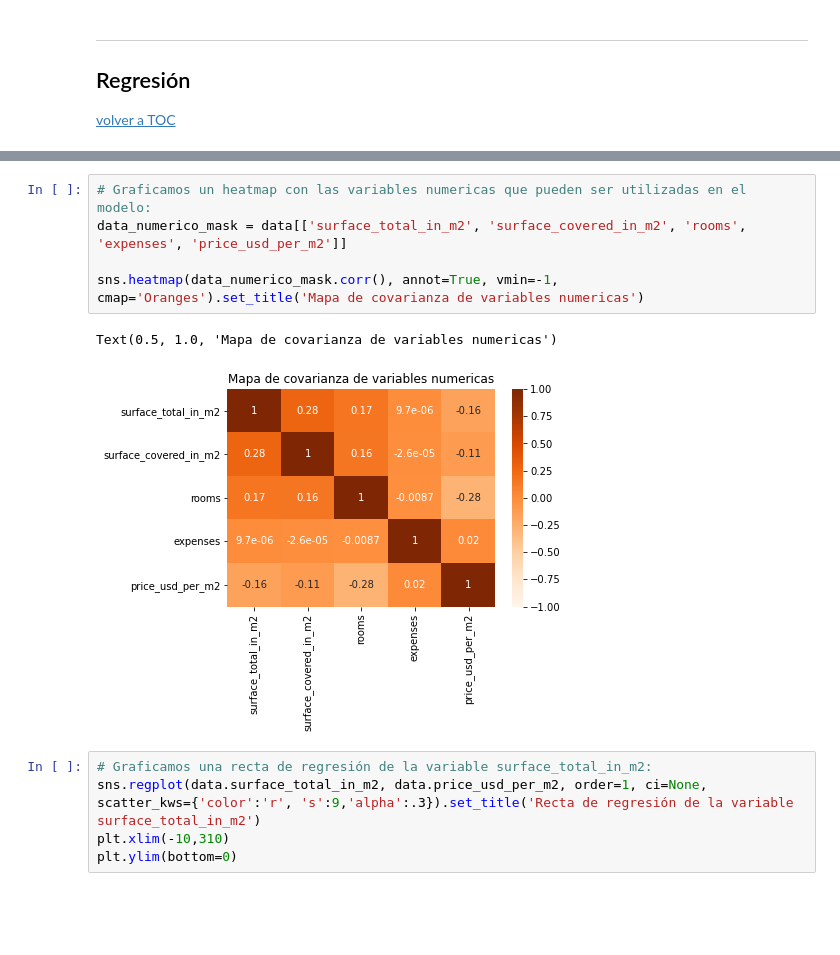
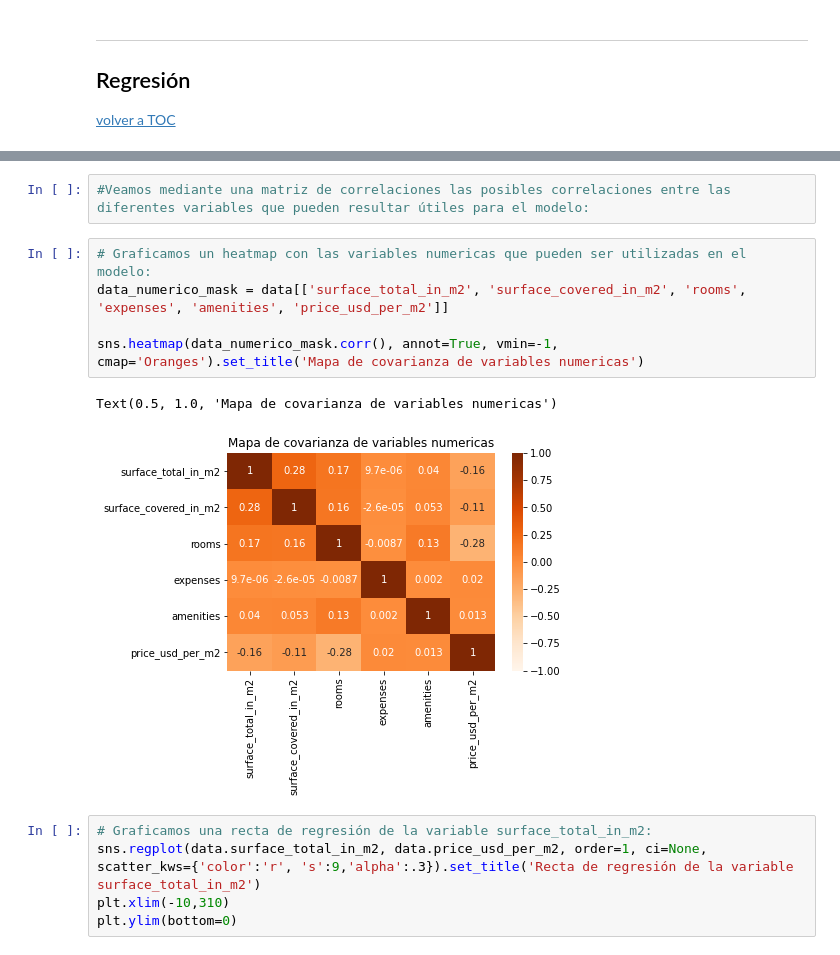
Before and after one commit to varelapablos/Desafio1-G3, a Jupyter notebook: Notebook - Desafio 2 - Alan.ipynb, the cells around one changed output, grey strips where cells are left out. Saved outputs shown, nothing was run; the diff lists cells and outputs as text; blank space fills up the shorter version.

```diff
--- a/Notebook - Desafio 2 - Alan.ipynb
+++ b/Notebook - Desafio 2 - Alan.ipynb
@@ -165,11 +160,13 @@ KeyboardInterrupt:
+# %%
+#Veamos mediante una matriz de correlaciones las posibles correlaciones entre las diferentes variables que pueden resultar útiles para el modelo:
 # %%
 # Graficamos un heatmap con las variables numericas que pueden ser utilizadas en el modelo:
-data_numerico_mask = data[['surface_total_in_m2', 'surface_covered_in_m2', 'rooms', 'expenses', 'price_usd_per_m2']]
+data_numerico_mask = data[['surface_total_in_m2', 'surface_covered_in_m2', 'rooms', 'expenses', 'amenities', 'price_usd_per_m2']]
 
 sns.heatmap(data_numerico_mask.corr(), annot=True, vmin=-1, cmap='Oranges').set_title('Mapa de covarianza de variables numericas')
 # %% [output]
 Text(0.5, 1.0, 'Mapa de covarianza de variables numericas')
-[figure, old version]
+[figure, new version]
 # %%
 # Graficamos una recta de regresión de la variable surface_total_in_m2:
 sns.regplot(data.surface_total_in_m2, data.price_usd_per_m2, order=1, ci=None, scatter_kws={'color':'r', 's':9,'alpha':.3}).set_title('Recta de regresión de la variable surface_total_in_m2')
```
Also changed, not shown: parts of 44 cells of this notebook.
